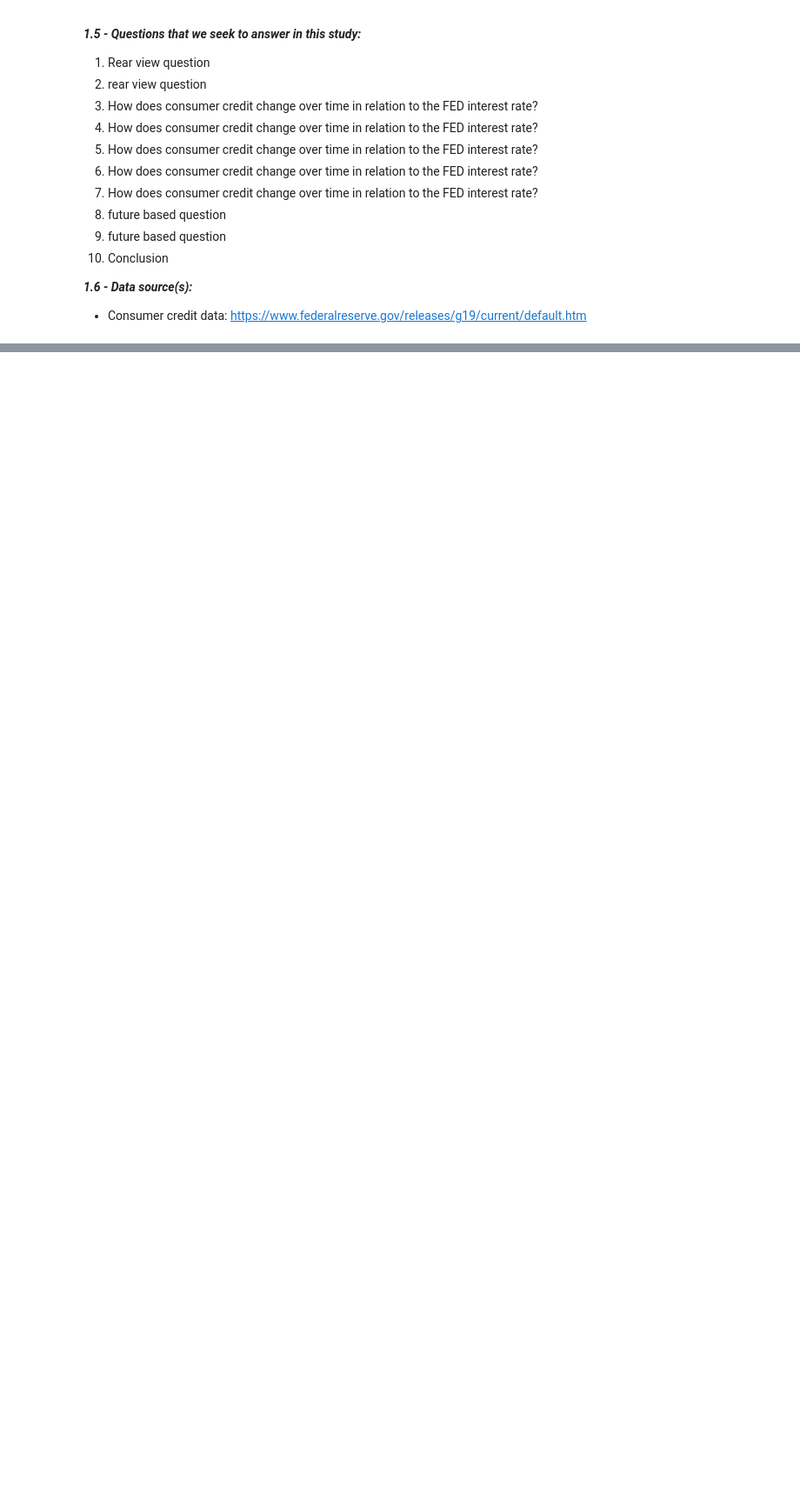
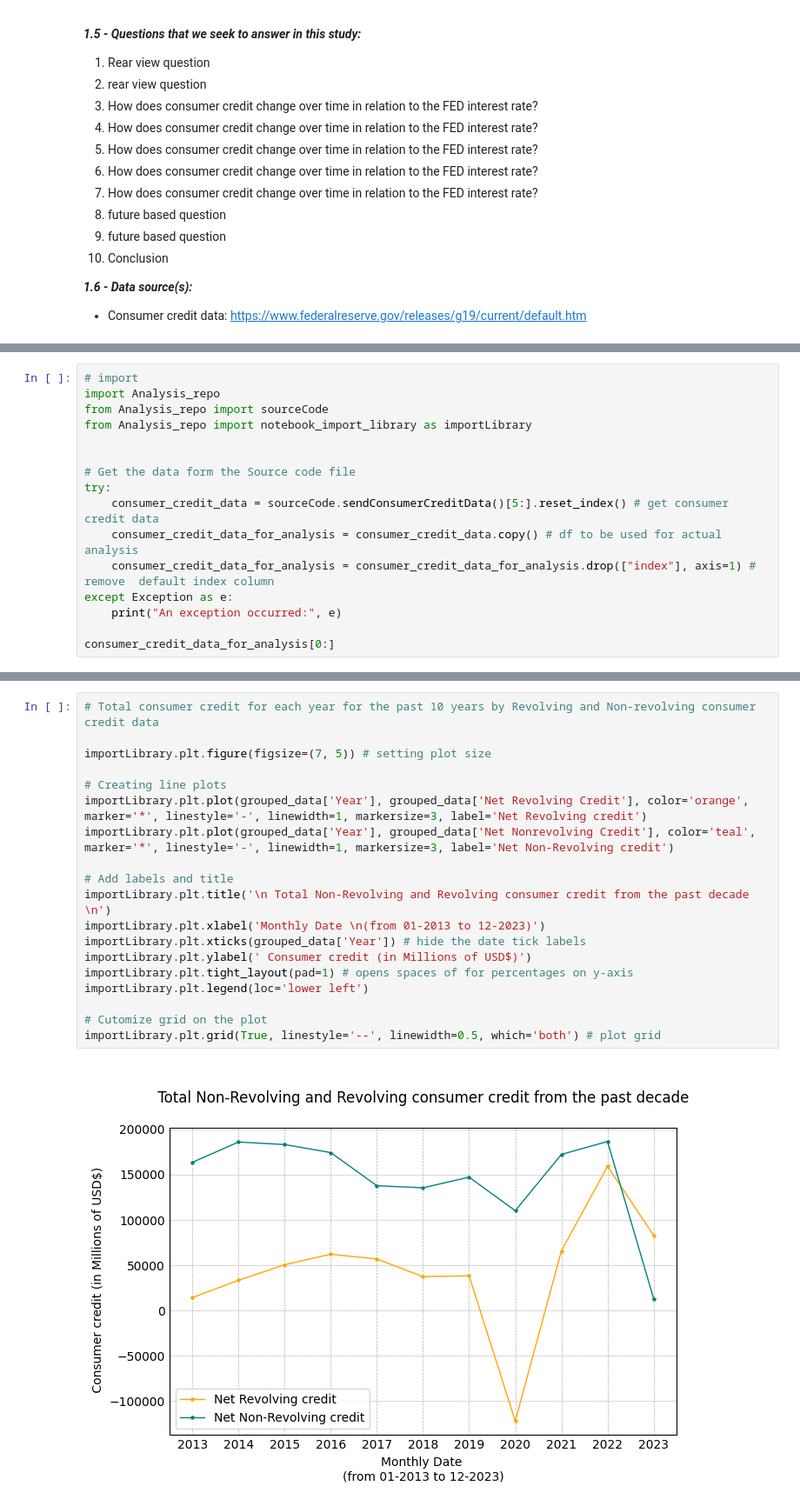
Before and after one commit to S3Stan/Federal_Reserve_Analytics, a Jupyter notebook: ConsumerCredit_NB.ipynb, the cells around one changed output, grey strips where cells are left out. Shown: that part at 87% size. Cells and saved outputs as stored; diff of their text form; blank space fills up the shorter version.

Commit message:
1. Updated source code 2. Added plots on consumer credit 3. Formed desired Analysis schema for my analysis

```diff
--- a/ConsumerCredit_NB.ipynb
+++ b/ConsumerCredit_NB.ipynb
@@ -64,0 +67,16 @@ This analysis is useful to various stakeholders including:
+# %%
+# import
+import Analysis_repo
+from Analysis_repo import sourceCode
+from Analysis_repo import notebook_import_library as importLibrary
+
+
+# Get the data form the Source code file
+try:
+    consumer_credit_data = sourceCode.sendConsumerCreditData()[5:].reset_index() # get consumer credit data
+    consumer_credit_data_for_analysis = consumer_credit_data.copy() # df to be used for actual analysis
+    consumer_credit_data_for_analysis = consumer_credit_data_for_analysis.drop(["index"], axis=1) # remove  default index column
+except Exception as e:
+    print("An exception occurred:", e)
+
+consumer_credit_data_for_analysis[0:]
@@ -64,0 +161,21 @@ This analysis is useful to various stakeholders including:
+# %%
+# Total consumer credit for each year for the past 10 years by Revolving and Non-revolving consumer credit data
+
+importLibrary.plt.figure(figsize=(7, 5)) # setting plot size
+
+# Creating line plots
+importLibrary.plt.plot(grouped_data['Year'], grouped_data['Net Revolving Credit'], color='orange', marker='*', linestyle='-', linewidth=1, markersize=3, label='Net Revolving credit')
+importLibrary.plt.plot(grouped_data['Year'], grouped_data['Net Nonrevolving Credit'], color='teal', marker='*', linestyle='-', linewidth=1, markersize=3, label='Net Non-Revolving credit')
+
+# Add labels and title
+importLibrary.plt.title('\n Total Non-Revolving and Revolving consumer credit from the past decade \n')
+importLibrary.plt.xlabel('Monthly Date \n(from 01-2013 to 12-2023)')
+importLibrary.plt.xticks(grouped_data['Year']) # hide the date tick labels
+importLibrary.plt.ylabel(' Consumer credit (in Millions of USD$)')
+importLibrary.plt.tight_layout(pad=1) # opens spaces of for percentages on y-axis
+importLibrary.plt.legend(loc='lower left')
+
+# Cutomize grid on the plot
+importLibrary.plt.grid(True, linestyle='--', linewidth=0.5, which='both') # plot grid
+# %% [output]
+[figure, added]
```
Also changed, not shown: parts of 13 cells of this notebook, 2 other files.
